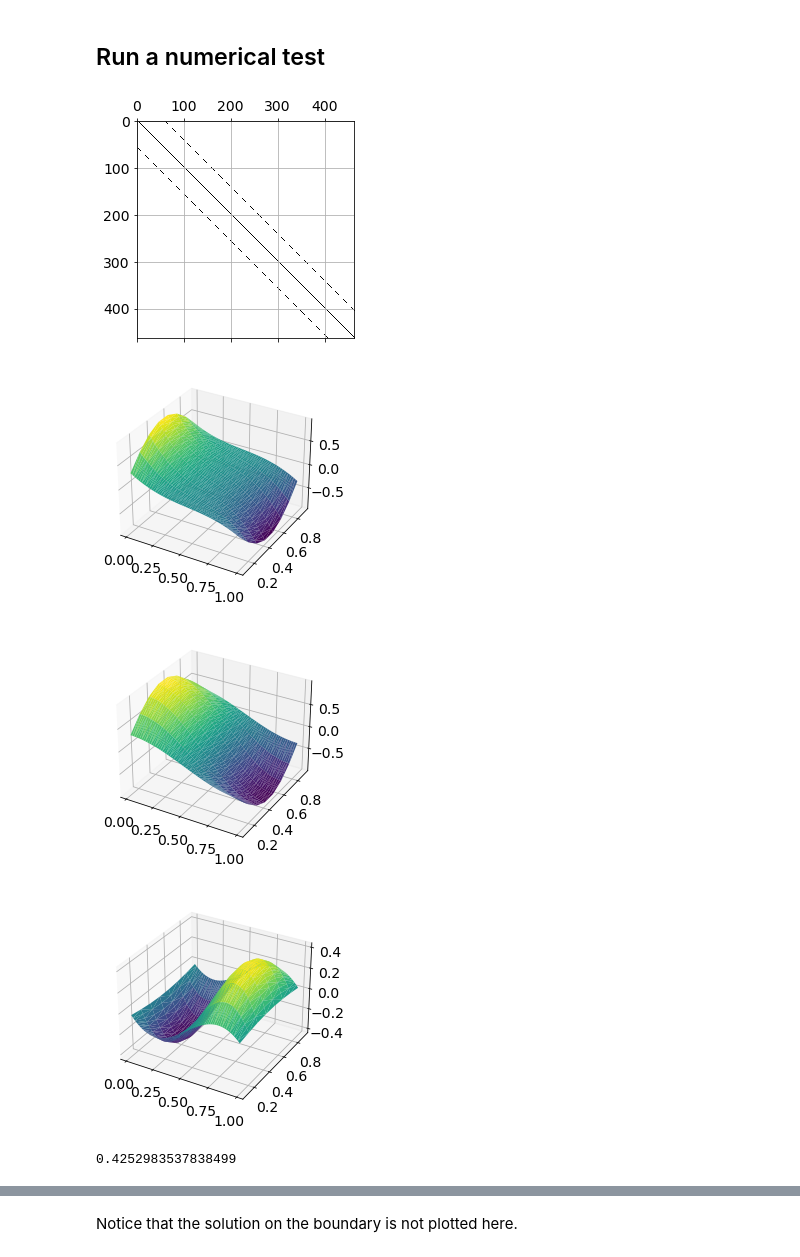
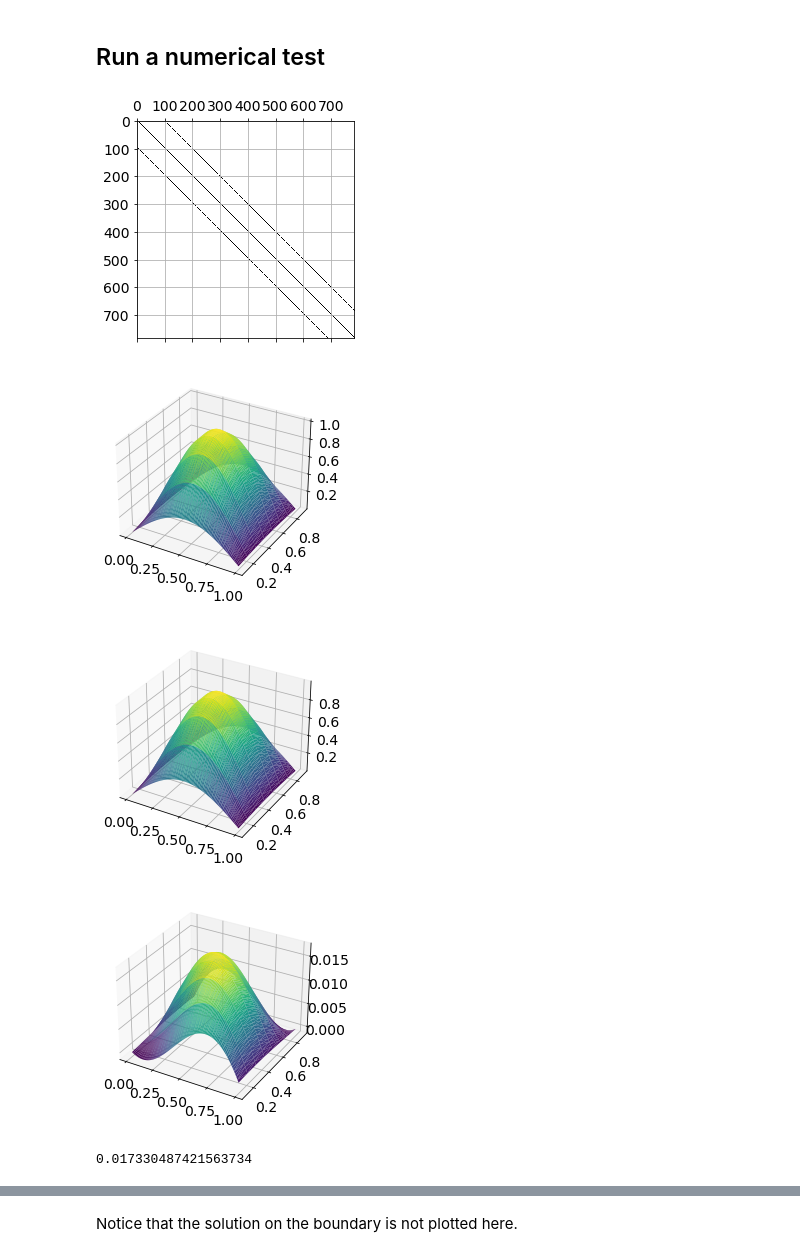
Before and after one commit to markus0800/num.diff-project-1, a Jupyter notebook: project1_version2.ipynb, the cells around one changed output, grey strips where cells are left out. Cells and saved outputs as stored; diff of their text form; code cells hidden in the pictures.

```diff
--- a/project1_version2.ipynb
+++ b/project1_version2.ipynb
@@ -120,13 +96,6 @@ def solve_bvp(bvp, c):
                 b[i] += bvp.g(x+h,y+k)/(c*k**2)
             else:
                 A[i+1,i+M_int] = -1/(c*k**2)
-
-            # check it the stencil touches also the lower boundary
-            if (math.isclose(y-k,0., abs_tol = tol)):
-                b[i] += 0*bvp.g(x-h,y-k)/(c*k**2)
-            else:
-                A[i-1,i-M_int] = -1/(c*k**2)
-
         # check if the stencil touches the right boundary
         elif (math.isclose(x+h,1., abs_tol = tol)):
 
@@ -139,15 +108,8 @@ def solve_bvp(bvp, c):
             else:
                 A[i-1,i-M_int] = -1/(c*k**2)
 
-            # check if the stencil touches also the upper boundary
-            if (math.isclose(y+k,1., abs_tol = tol)):
-                b[i] += 0*bvp.g(x+h,y+k)/(c*k**2)
-            else:
-                A[i+1,i+M_int] = -1/(c*k**2)
-
         else:
-            # the stencil can only touch the upper or lower boundary, but not the left and right
-
+            # the stencil touches neither right or left boundary
             A[i,i+1] = -bvp.a/h**2
             A[i,i-1] = -bvp.a/h**2
 
@@ -165,65 +127,71 @@ def solve_bvp(bvp, c):
     # Plot the structure of the assembled array
     plt.spy(A)
     # Solve the linear system
-    U = np.linalg.solve(-A, b)
+    U = np.linalg.solve(A, b)
     # Just flip the vector
-    U = np.reshape(U,-1)
+    #U = np.reshape(U,-1)
 
     return U, A, coord
 # %% [markdown]
 ## Run a numerical test
 # %%
-M = N = 60
+M = N = 100
 a = 1
 #RHS
 def f_1(a, x, y):
     return (2*a*y**2 - 2*a*y + 8*x*y + 2*x**2 + 2*y**2 - 6*x -6*y +2 )
-
 def u_sol_1(x,y):
     return x*(1-x)*y*(1-y)
 
 def u_sol_2(x,y):
-    return x**2 * y**2
+    return x * y
+
 def f_2(a, x, y):
-    return (a+1)*2*y**2 + 8*x*y + 2*x**2
+    return 2
 
 def f_3(a,x, y):
-    return -2*np.pi**2 * np.cos(np.pi*x) * np.sin(np.pi * y) - 2 * np.pi**2 * np.cos(np.pi * y) *np.sin(np.pi *x) - a*np.pi**2*np.cos(np.pi* x) * np.sin(np.pi * y)
+    return 2*np.pi**2 * np.cos(np.pi*x) * np.cos(np.pi * y) - 2 * np.pi**2 * np.sin(np.pi * y) *np.sin(np.pi *x) - a*np.pi**2*np.sin(np.pi* x) * np.sin(np.pi * y)
+
 def u_sol_3(x,y):
-    return np.cos(np.pi * x) * np.sin(np.pi * y)
+    return np.sin(np.pi * x) * np.sin(np.pi * y)
+
+def f_1(a, x, y):
+    return (2*a*y**2 - 2*a*y + 8*x*y + 2*x**2 + 2*y**2 - 6*x -6*y +2 )
+def u_sol_1(x,y):
+    return x*(1-x)*y*(1-y)
 
 #Boundary conditions
 def g(x,y):
     return 0
 # %%
 ex1 = BVP(f_3,u_sol_3,M,N)
-# Solution of the proble
+# Solution of the problem
 
-U, A, coord = solve_bvp(ex1, 100)
+U, A, coord = solve_bvp(ex1, 4)
 # Plot of the solution
 plt.figure()
 ax = plt.axes(projection='3d')
 ax.plot_trisurf(coord[:,0], coord[:,1], -U,
                 cmap='viridis', edgecolor='none');
 plt.show()
 
 plt.figure()
 ax = plt.axes(projection='3d')
 ax.plot_trisurf(coord[:,0], coord[:,1], u_sol_3(coord[:,0], coord[:,1]),cmap='viridis', edgecolor='none')
 plt.show()
 
 plt.figure()
 ax = plt.axes(projection='3d')
 ax.plot_trisurf(coord[:,0], coord[:,1], -U - u_sol_3(coord[:,0], coord[:,1]),cmap='viridis', edgecolor='none')
 plt.show()
 
 np.max(np.abs(-U - u_sol_3(coord[:,0], coord[:,1])))
 # %% [output]
-[figure, old version]
+[figure, new version]
-[figure, old version]
+[figure, new version]
-[figure, old version]
+[figure, new version]
-[figure, old version]
+[figure, new version]
-0.4252983537838499
+0.017330487421563734
 # %%
 ex1 = BVP(f_2,u_sol_2,M,N)
 # Solution of the problem
```
Also changed, not shown: parts of 5 cells of this notebook.
